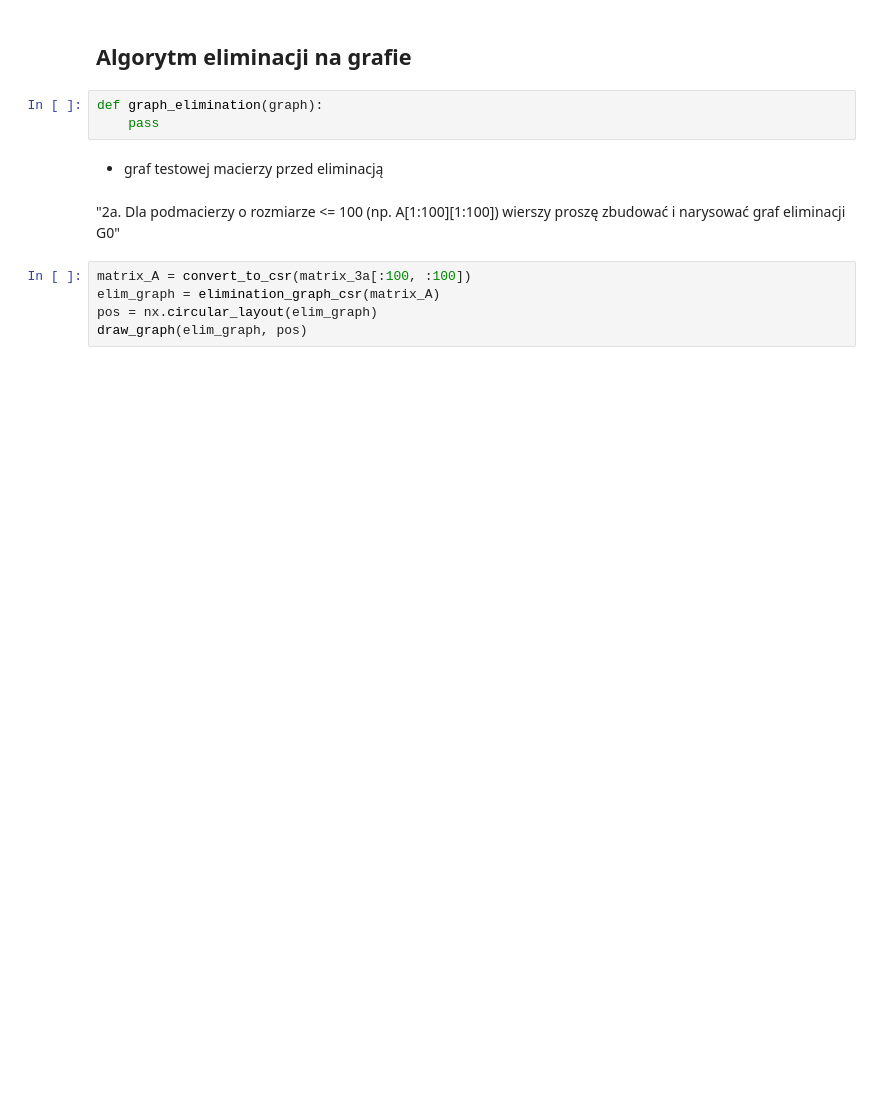
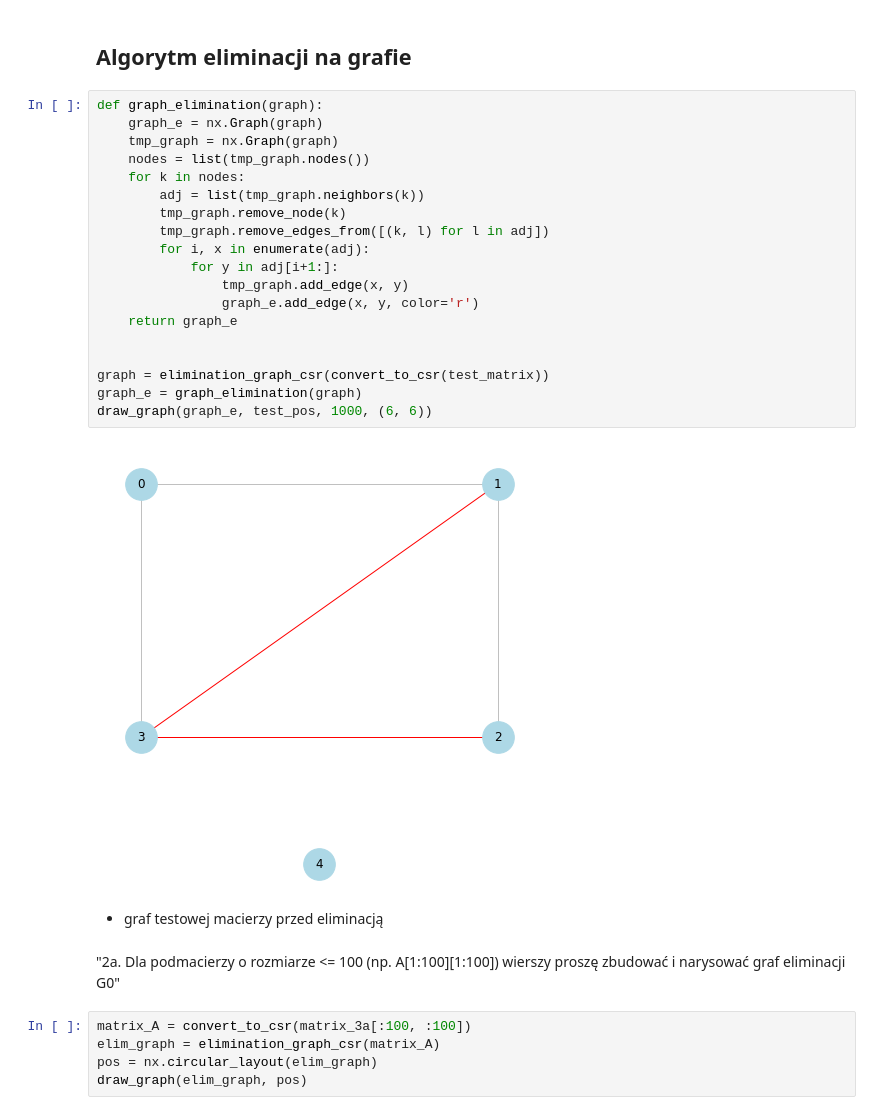
Before and after one commit to mhawryluk/matrix-algorithms, a Jupyter notebook: lab5/lab5.ipynb, the cells around one changed output. Cells and saved outputs as stored; diff of their text form; blank space fills up the shorter version.

```diff
--- a/lab5/lab5.ipynb
+++ b/lab5/lab5.ipynb
@@ -96,7 +98,25 @@ draw_graph(elimination_graph_csr(convert_to_csr(test_matrix)), test_pos, 1000, (
 ## Algorytm eliminacji na grafie
 # %%
 def graph_elimination(graph):
-    pass
+    graph_e = nx.Graph(graph)
+    tmp_graph = nx.Graph(graph)
+    nodes = list(tmp_graph.nodes())
+    for k in nodes:
+        adj = list(tmp_graph.neighbors(k))
+        tmp_graph.remove_node(k)
+        tmp_graph.remove_edges_from([(k, l) for l in adj])
+        for i, x in enumerate(adj):
+            for y in adj[i+1:]:
+                tmp_graph.add_edge(x, y)
+                graph_e.add_edge(x, y, color='r')
+    return graph_e
+
+
+graph = elimination_graph_csr(convert_to_csr(test_matrix))
+graph_e = graph_elimination(graph)
+draw_graph(graph_e, test_pos, 1000, (6, 6))
+# %% [output]
+[figure, added]
 # %% [markdown]
 * graf testowej macierzy przed eliminacją
 # %% [markdown]
```
Also changed, not shown: parts of 6 cells of this notebook.
